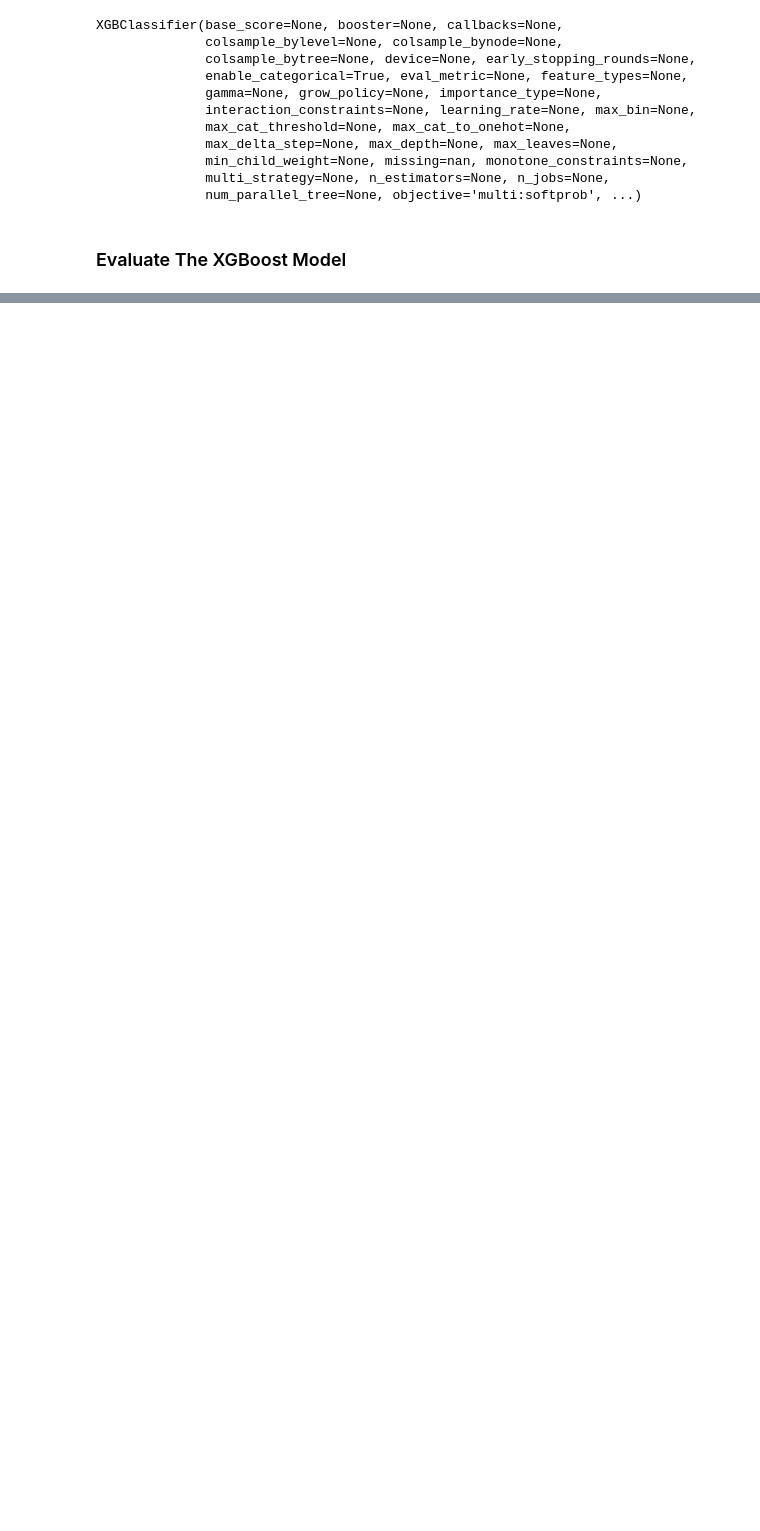
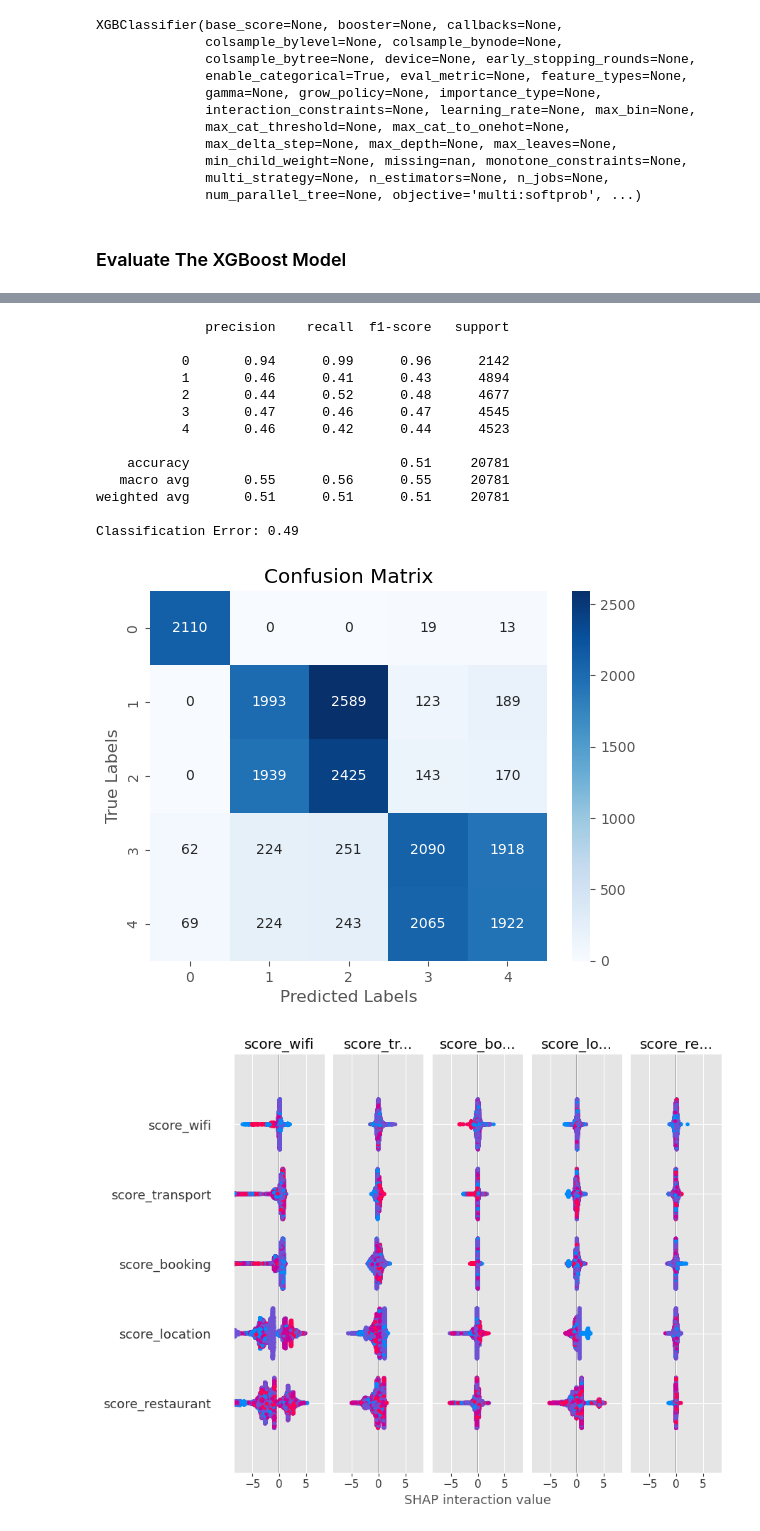
Before and after one commit to StuartG24/Travel_Co_Analysis, a Jupyter notebook: Notebooks_Data_Analysis/customer_satisfaction.ipynb, the cells around one changed output, grey strips where cells are left out. Cells and saved outputs as stored; diff of their text form; code cells hidden in the pictures; blank space fills up the shorter version.

Commit message:
XGBoost nearly completed

```diff
--- a/Notebooks_Data_Analysis/customer_satisfaction.ipynb
+++ b/Notebooks_Data_Analysis/customer_satisfaction.ipynb
@@ -226,0 +240,19 @@ Classification Error: 0.48
+# %%
+# XGBoost Model Training - Repeat for Subset of Features
+
+# Drop non-score features
+
+hotel_reviews_sub_df = hotel_reviews_df.drop(columns=['age', 'purpose_of_travel',
+                                                      'type_of_booking', 'type_of_travel', 'gender'])
+
+# Split the data into features X and target Y which is the customer satisfaction score
+
+X = hotel_reviews_sub_df.drop(columns=['id', 'score_overall'])
+y = hotel_reviews_sub_df['score_overall']
+
+# Split the data randomly with 20% for testing
+X_train, X_test, y_train, y_test = train_test_split(X, y, test_size=0.2, random_state=42)
+
+# Train the model & fit to the data
+model = xgb.XGBClassifier(enable_categorical=True)
+model.fit(X_train, y_train)
@@ -226,0 +271,39 @@ Classification Error: 0.48
+# %%
+# Model Evaluation
+
+# Predictions
+y_predictions = model.predict(X_test)
+
+# Classification report & accuracy score & Classification error
+print(classification_report(y_test, y_predictions))
+error = zero_one_loss(y_test, y_predictions)
+print(f"Classification Error: {error:.2f}")
+
+# Calculate and visualise the confusion matrix
+cm = confusion_matrix(y_test, y_predictions)
+sns.heatmap(cm, annot=True, fmt='d', cmap='Blues')
+plt.xlabel('Predicted Labels')
+plt.ylabel('True Labels')
+plt.title('Confusion Matrix')
+plt.show()
+
+# SHAP Feature importance
+explainer = shap.Explainer(model)
+shap_values = explainer.shap_values(X_test)
+shap.summary_plot(shap_values, X_test)
+# %% [output]
+              precision    recall  f1-score   support
+
+           0       0.94      0.99      0.96      2142
+           1       0.46      0.41      0.43      4894
+           2       0.44      0.52      0.48      4677
+           3       0.47      0.46      0.47      4545
+           4       0.46      0.42      0.44      4523
+
+    accuracy                           0.51     20781
+   macro avg       0.55      0.56      0.55     20781
+weighted avg       0.51      0.51      0.51     20781
+
+Classification Error: 0.49
+[figure, added]
+[figure, added]
```
Also changed, not shown: parts of 16 cells of this notebook, 13 other files.
